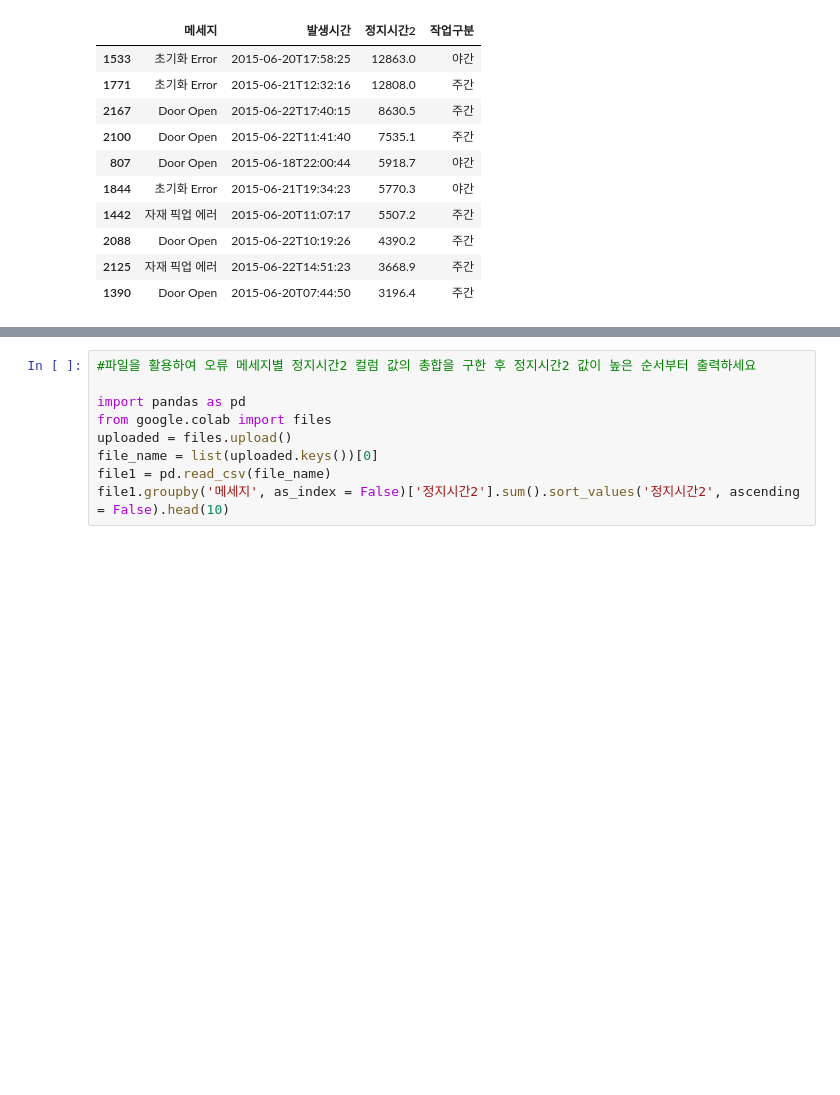
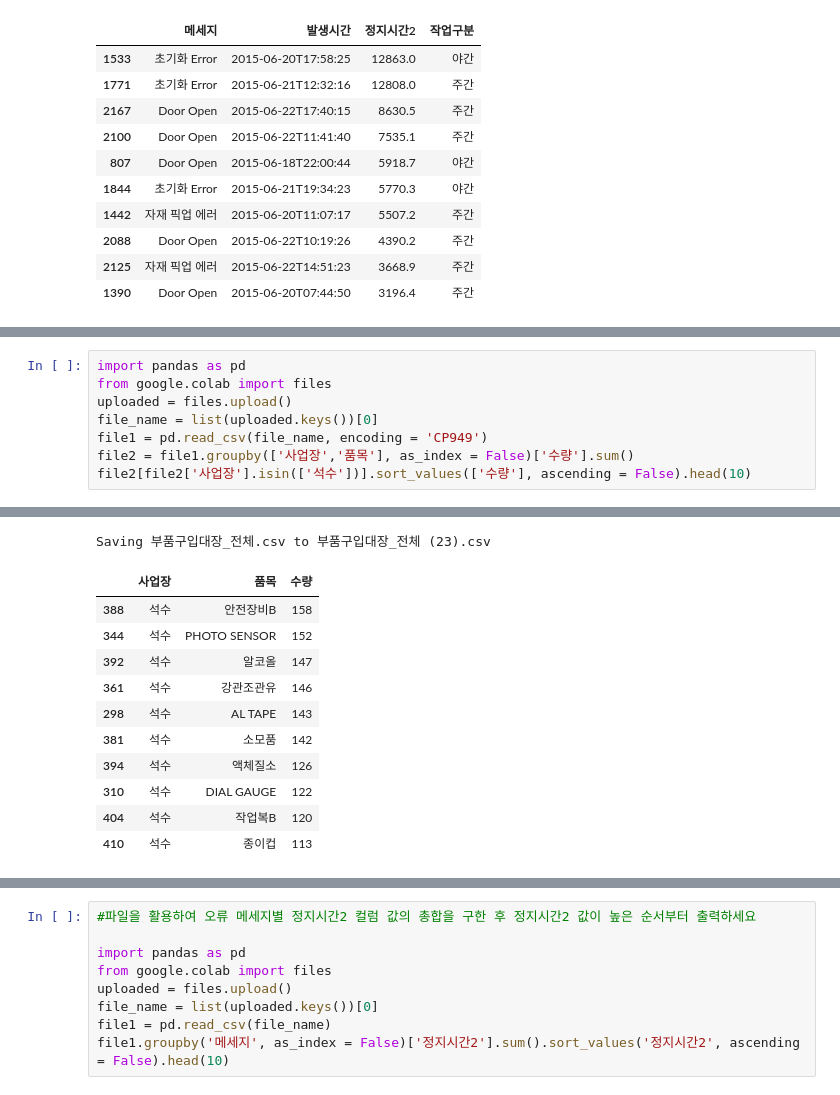
Before and after one commit to sm1118sm/DA, a Jupyter notebook: pandas.ipynb, the cells around one changed output, grey strips where cells are left out. Cells and saved outputs as stored; diff of their text form; blank space fills up the shorter version.

```diff
--- a/pandas.ipynb
+++ b/pandas.ipynb
@@ -238,0 +283,9 @@ Saving 반도체_에러메시지.csv to 반도체_에러메시지 (14).csv
+# %%
+import pandas as pd
+from google.colab import files
+uploaded = files.upload()
+file_name = list(uploaded.keys())[0]
+file1 = pd.read_csv(file_name, encoding = 'CP949')
+file2 = file1.groupby(['사업장','품목'], as_index = False)['수량'].sum()
+file2[file2['사업장'].isin(['석수'])].sort_values(['수량'], ascending = False).head(10)
+# %% [output]
@@ -238,0 +293,12 @@ Saving 반도체_에러메시지.csv to 반도체_에러메시지 (14).csv
+Saving 부품구입대장_전체.csv to 부품구입대장_전체 (23).csv
+|  | 사업장 | 품목 | 수량 |
+| 388 | 석수 | 안전장비B | 158 |
+| 344 | 석수 | PHOTO SENSOR | 152 |
+| 392 | 석수 | 알코올 | 147 |
+| 361 | 석수 | 강관조관유 | 146 |
+| 298 | 석수 | AL TAPE | 143 |
+| 381 | 석수 | 소모품 | 142 |
+| 394 | 석수 | 액체질소 | 126 |
+| 310 | 석수 | DIAL GAUGE | 122 |
+| 404 | 석수 | 작업복B | 120 |
+| 410 | 석수 | 종이컵 | 113 |
```
Also changed, not shown: parts of 6 cells of this notebook.
